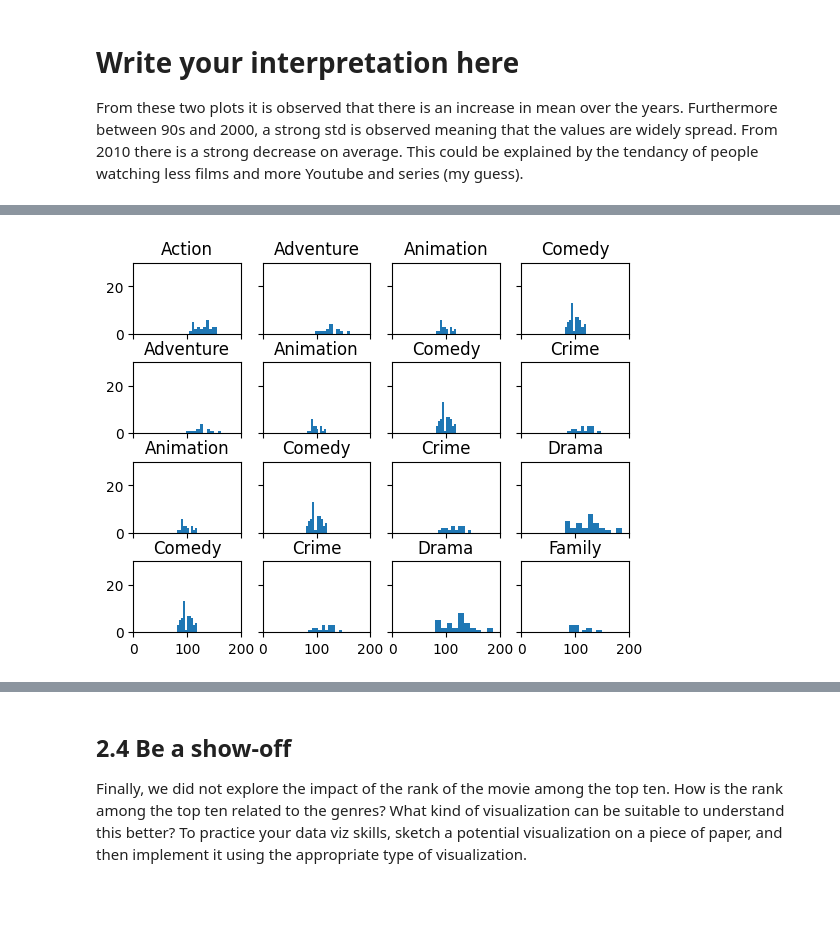
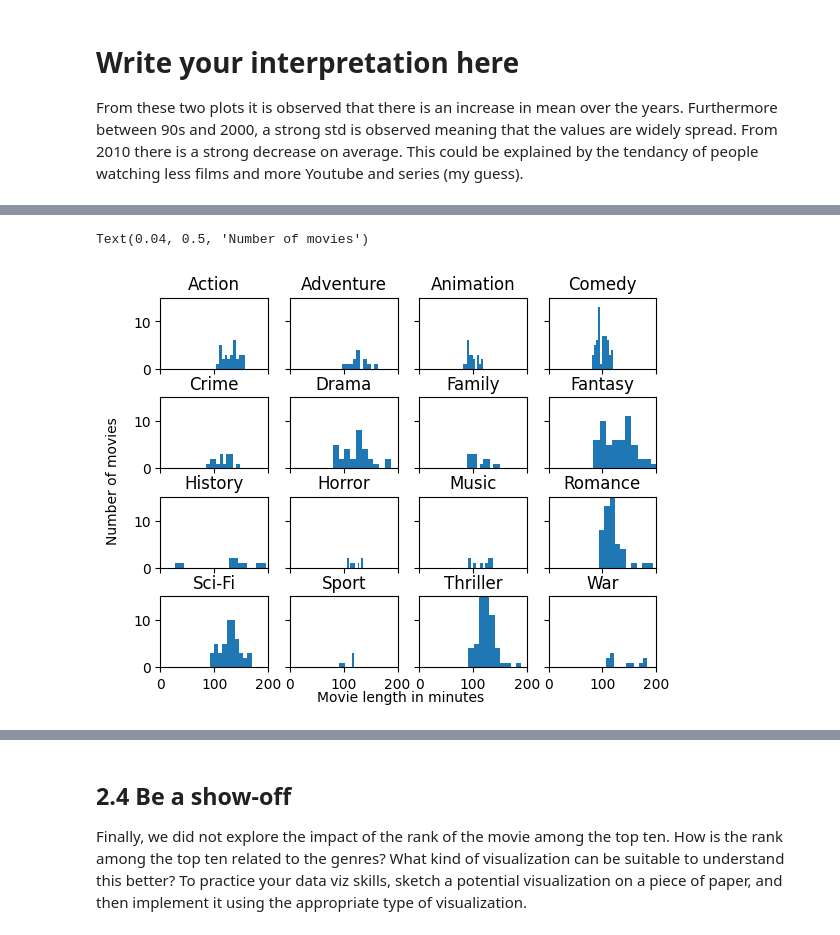
Before and after one commit to roduit/2023, a Jupyter notebook: Exercises/02 - Data viz and data from the web/Becoming a DataVizard exercise.ipynb, the cells around one changed output, grey strips where cells are left out. Cells and saved outputs as stored; diff of their text form; code cells hidden in the pictures; blank space fills up the shorter version.

```diff
--- a/Exercises/02 - Data viz and data from the web/Becoming a DataVizard exercise.ipynb
+++ b/Exercises/02 - Data viz and data from the web/Becoming a DataVizard exercise.ipynb
@@ -267,17 +247,22 @@ Name: length, dtype: int64
 # %%
 # Write your interpretation here
 size = int(np.sqrt(len(film_type)))
 fig, axs = plt.subplots(size,size, sharex=True, sharey=True, gridspec_kw={'hspace':0.4})
 xlim = [0,200]
-ylim = [0,30]
+ylim = [0,15]
+index = 0
 for row in range(size):
     for column in range(size):
-         axs[row, column].hist(movies[movies['Main_Genre'] == film_type[row + column]]['length'])
+         axs[row, column].hist(movies[movies['Main_Genre'] == film_type[index]]['length'])
          axs[row, column].set_xlim(xlim)
          axs[row, column].set_ylim(ylim)
-         axs[row, column].set_title(film_type[row + column])
+         axs[row, column].set_title(film_type[index])
+         index += 1
+fig.text(0.5, 0.04, 'Movie length in minutes', ha='center')
+fig.text(0.04, 0.5, 'Number of movies', va='center', rotation='vertical')
 # %% [output]
+Text(0.04, 0.5, 'Number of movies')
-[figure, old version]
+[figure, new version]
 # %% [markdown]
 ## 2.3 Heatmaps
 
```
Also changed, not shown: parts of 3 cells of this notebook.
